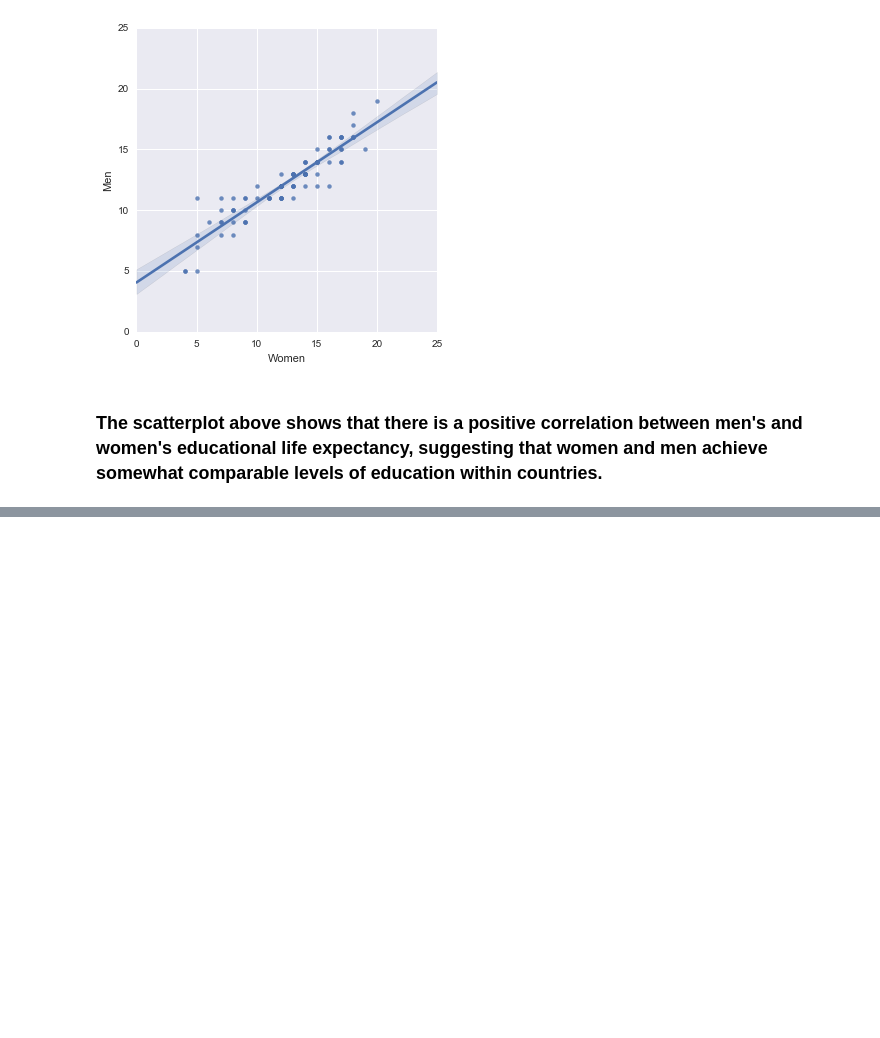
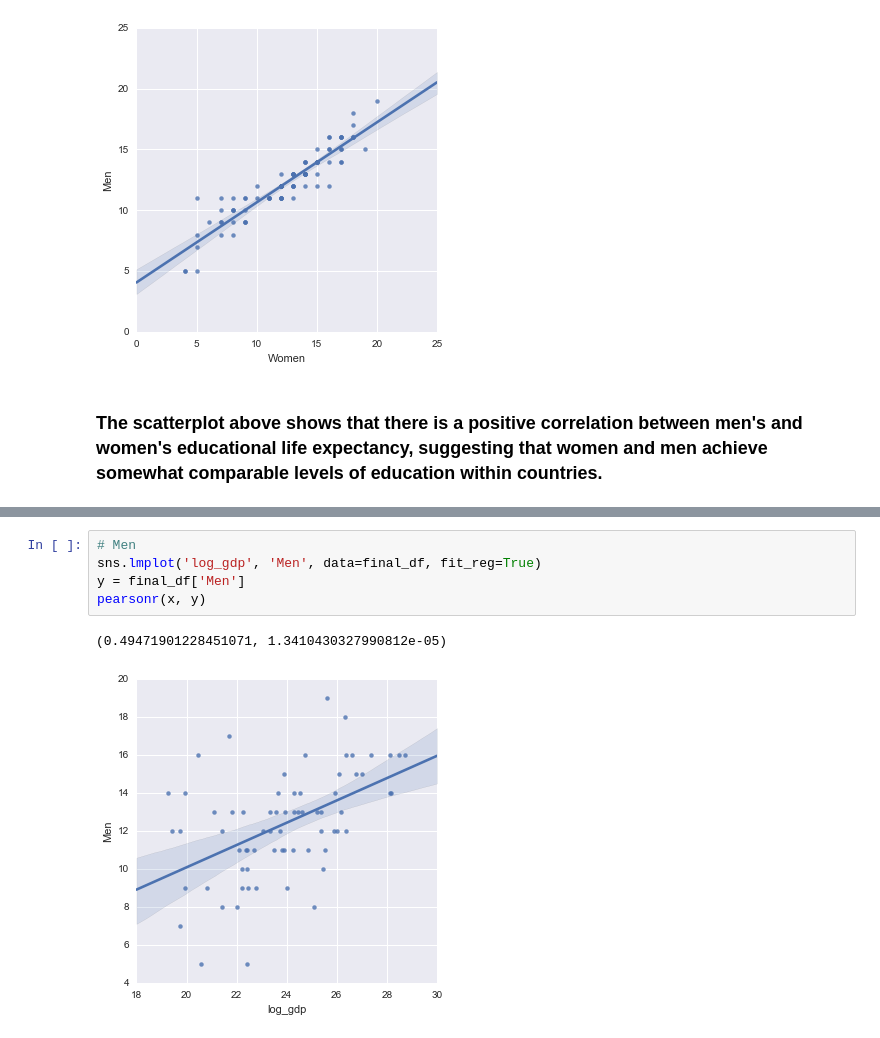
Before and after one commit to AmyinTX/Education, a Jupyter notebook: Education and GDP.ipynb, the cells around one changed output, grey strips where cells are left out. Cells and saved outputs as stored; diff of their text form; blank space fills up the shorter version.

```diff
--- a/Education and GDP.ipynb
+++ b/Education and GDP.ipynb
@@ -70,0 +131,8 @@ sns.lmplot('Women', 'Men', data=cleaned_df, fit_reg=True)
+# %%
+# Men
+sns.lmplot('log_gdp', 'Men', data=final_df, fit_reg=True)
+y = final_df['Men']
+pearsonr(x, y)
+# %% [output]
+(0.49471901228451071, 1.3410430327990812e-05)
+[figure, added]
```
Also changed, not shown: parts of 17 cells of this notebook.
